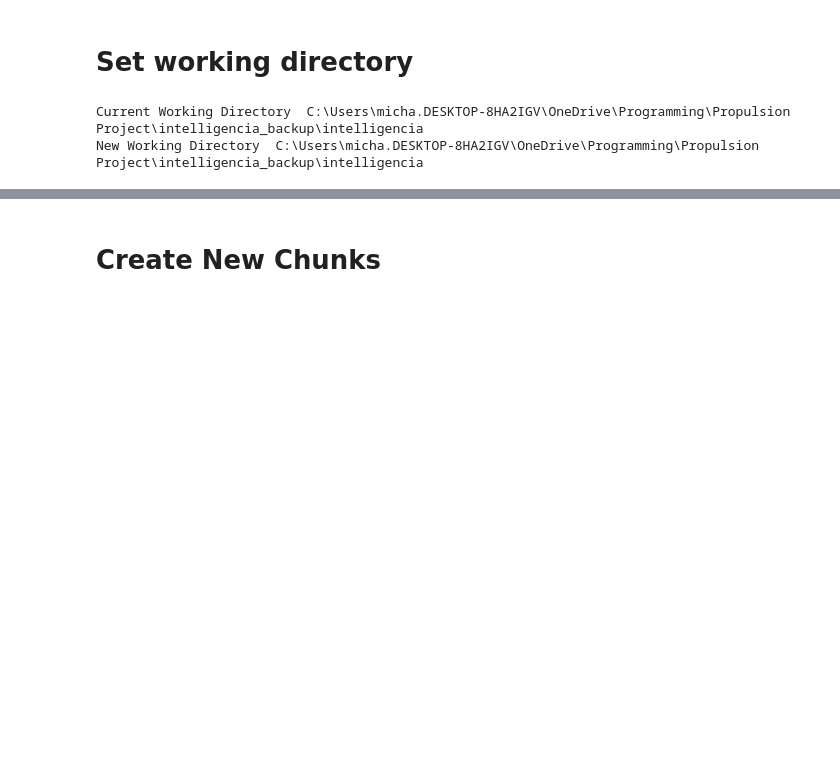
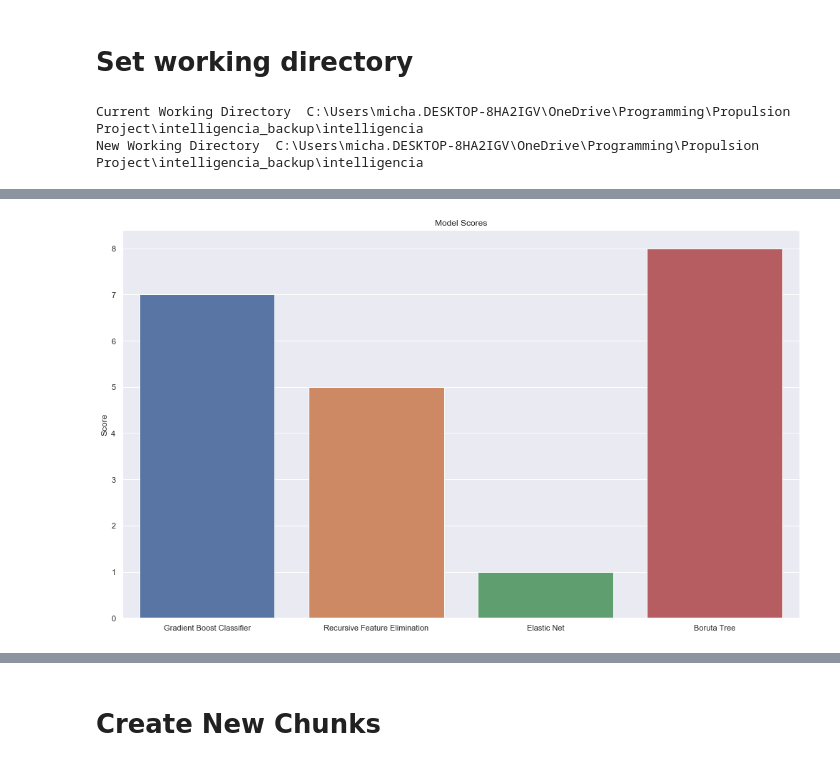
Before and after one commit to mikesamir/oncological_gene_expression_analysis, a Jupyter notebook: Mike/2_Model_Evaluation.ipynb, the cells around one changed output, grey strips where cells are left out. Drawn from its saved outputs; the diff is of its cells as text; code cells hidden in the pictures; blank space fills up the shorter version.

```diff
--- a/Mike/2_Model_Evaluation.ipynb
+++ b/Mike/2_Model_Evaluation.ipynb
@@ -114,5 +155,5 @@ me.importances_scatter(results, "Importances: Elastic Net", ngenes = 40)
 # %%
-model_scores = me.model_scores(results)
+model_scores = me.model_scores(results_all)
 # %%
 model_scores
 # %% [output]
@@ -123,0 +165,4 @@ model_scores
+# %%
+me.model_barplot(model_scores)
+# %% [output]
+[figure, added]
```
Also changed, not shown: parts of 7 cells of this notebook, 3 other files.
